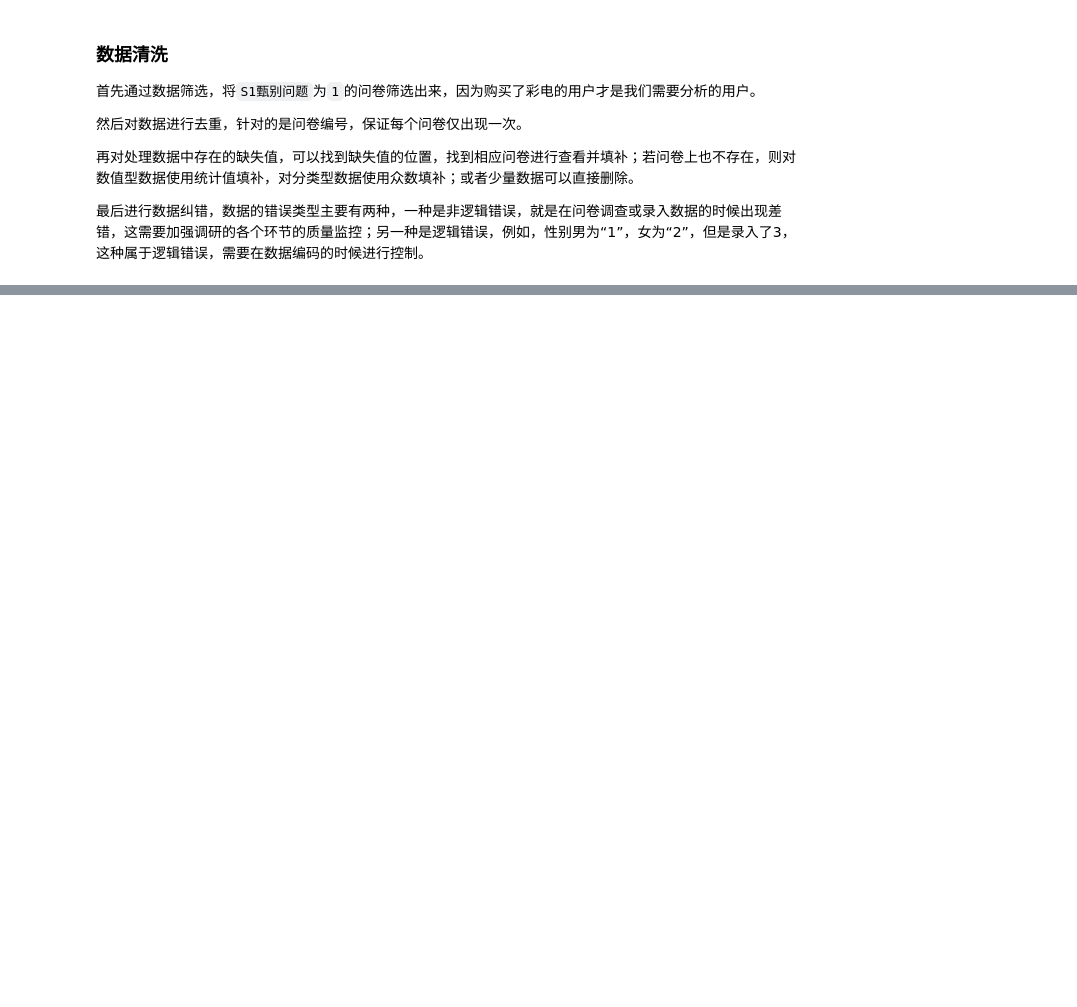
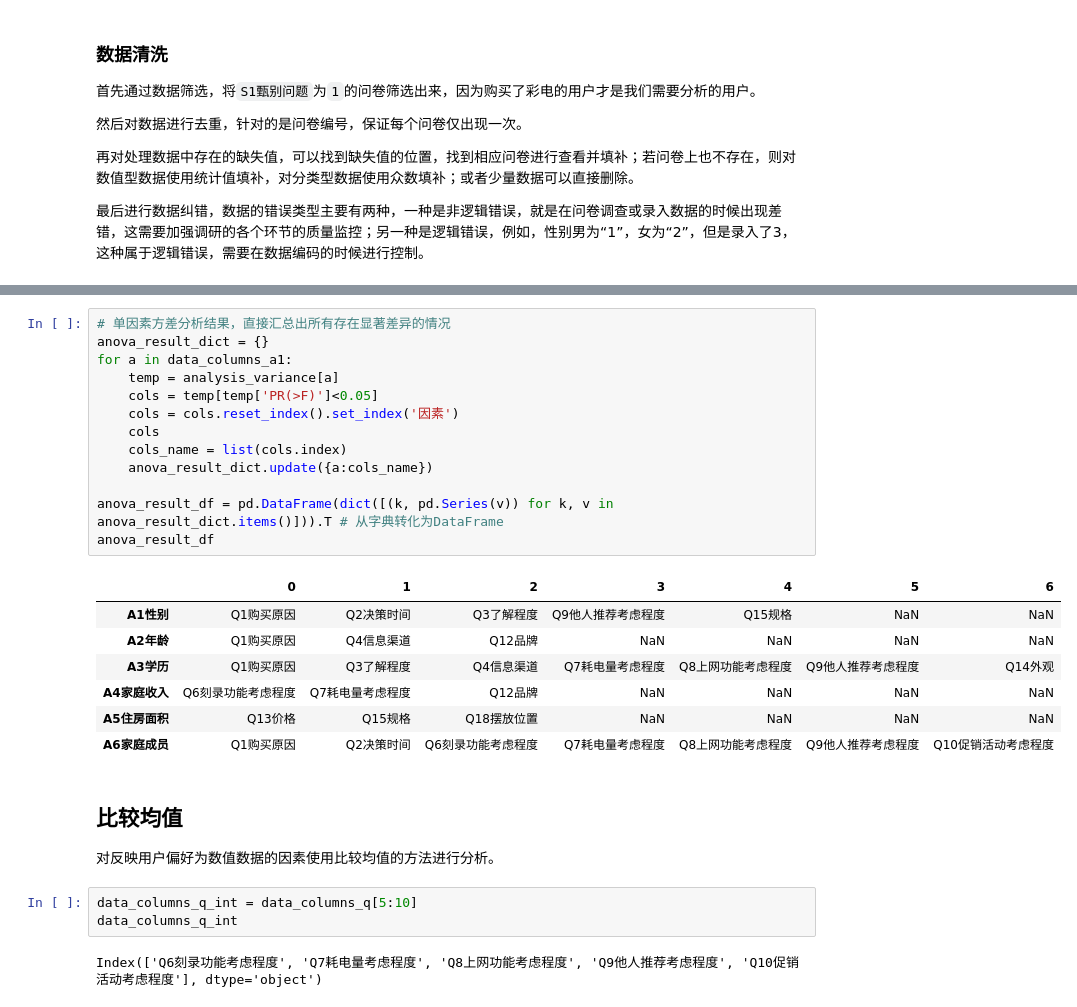
Before and after one commit to Gipbear/data-analysis, a Jupyter notebook: 数据分析实战/用户偏好分析——某彩电企业用户偏好分析/某彩电企业用户偏好分析.ipynb, the cells around one changed output, grey strips where cells are left out. Cells and saved outputs as stored; diff of their text form; blank space fills up the shorter version.

```diff
--- a/数据分析实战/用户偏好分析——某彩电企业用户偏好分析/某彩电企业用户偏好分析.ipynb
+++ b/数据分析实战/用户偏好分析——某彩电企业用户偏好分析/某彩电企业用户偏好分析.ipynb
@@ -104,0 +271,30 @@ Index(['问卷编号', 'S1甄别问题', 'Q1购买原因', 'Q2决策时间', 'Q3
+# %%
+# 单因素方差分析结果，直接汇总出所有存在显著差异的情况
+anova_result_dict = {}
+for a in data_columns_a1:
+    temp = analysis_variance[a]
+    cols = temp[temp['PR(>F)']<0.05]
+    cols = cols.reset_index().set_index('因素')
+    cols
+    cols_name = list(cols.index)
+    anova_result_dict.update({a:cols_name})
+
+anova_result_df = pd.DataFrame(dict([(k, pd.Series(v)) for k, v in anova_result_dict.items()])).T # 从字典转化为DataFrame
+anova_result_df
+# %% [output]
+|  | 0 | 1 | 2 | 3 | 4 | 5 | 6 |
+| A1性别 | Q1购买原因 | Q2决策时间 | Q3了解程度 | Q9他人推荐考虑程度 | Q15规格 | NaN | NaN |
+| A2年龄 | Q1购买原因 | Q4信息渠道 | Q12品牌 | NaN | NaN | NaN | NaN |
+| A3学历 | Q1购买原因 | Q3了解程度 | Q4信息渠道 | Q7耗电量考虑程度 | Q8上网功能考虑程度 | Q9他人推荐考虑程度 | Q14外观 |
+| A4家庭收入 | Q6刻录功能考虑程度 | Q7耗电量考虑程度 | Q12品牌 | NaN | NaN | NaN | NaN |
+| A5住房面积 | Q13价格 | Q15规格 | Q18摆放位置 | NaN | NaN | NaN | NaN |
+| A6家庭成员 | Q1购买原因 | Q2决策时间 | Q6刻录功能考虑程度 | Q7耗电量考虑程度 | Q8上网功能考虑程度 | Q9他人推荐考虑程度 | Q10促销活动考虑程度 |
+# %% [markdown]
+## 比较均值
+
+对反映用户偏好为数值数据的因素使用比较均值的方法进行分析。
+# %%
+data_columns_q_int = data_columns_q[5:10]
+data_columns_q_int
+# %% [output]
+Index(['Q6刻录功能考虑程度', 'Q7耗电量考虑程度', 'Q8上网功能考虑程度', 'Q9他人推荐考虑程度', 'Q10促销活动考虑程度'], dtype='object')
```
Also changed, not shown: parts of 29 cells of this notebook, 1 other file.
